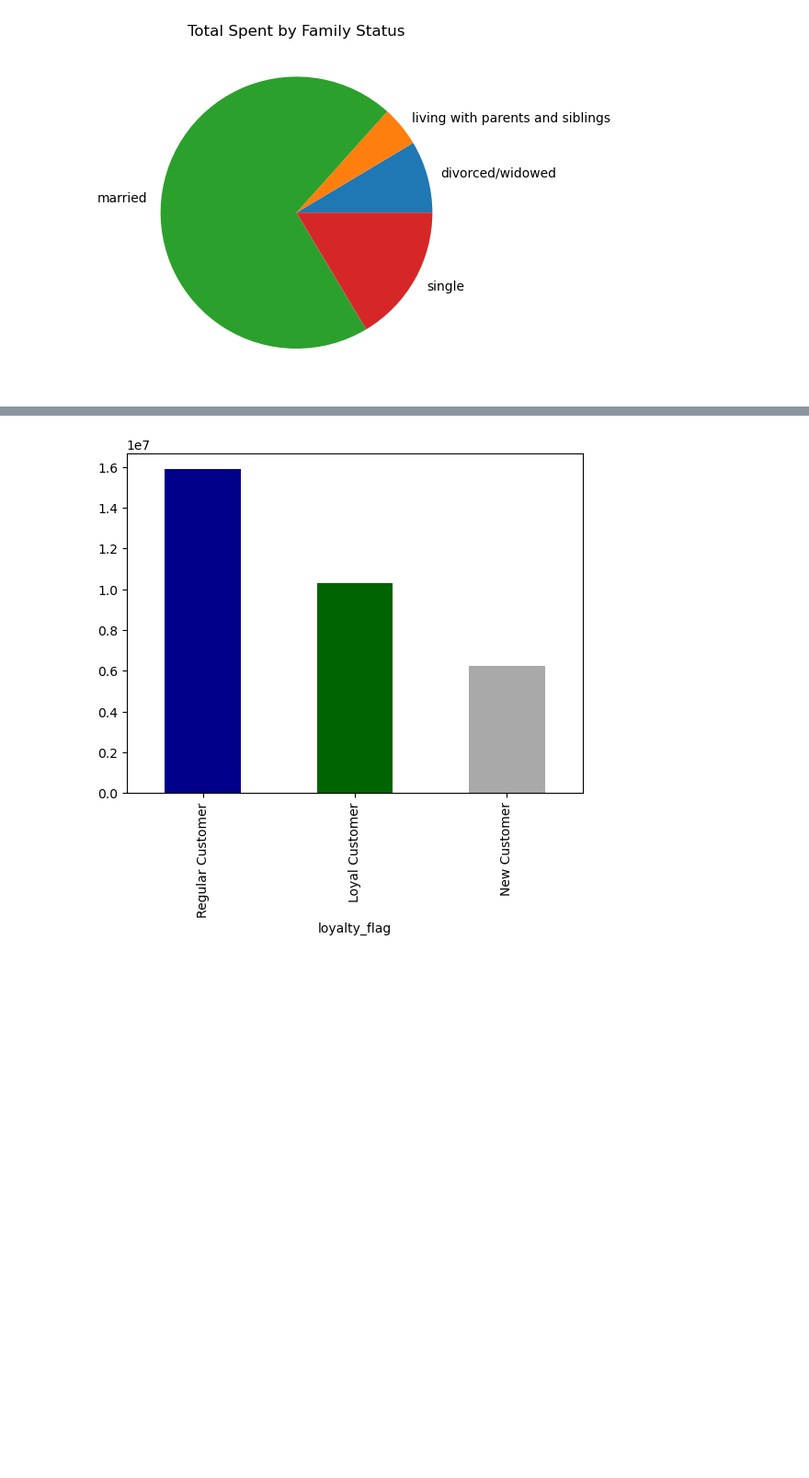
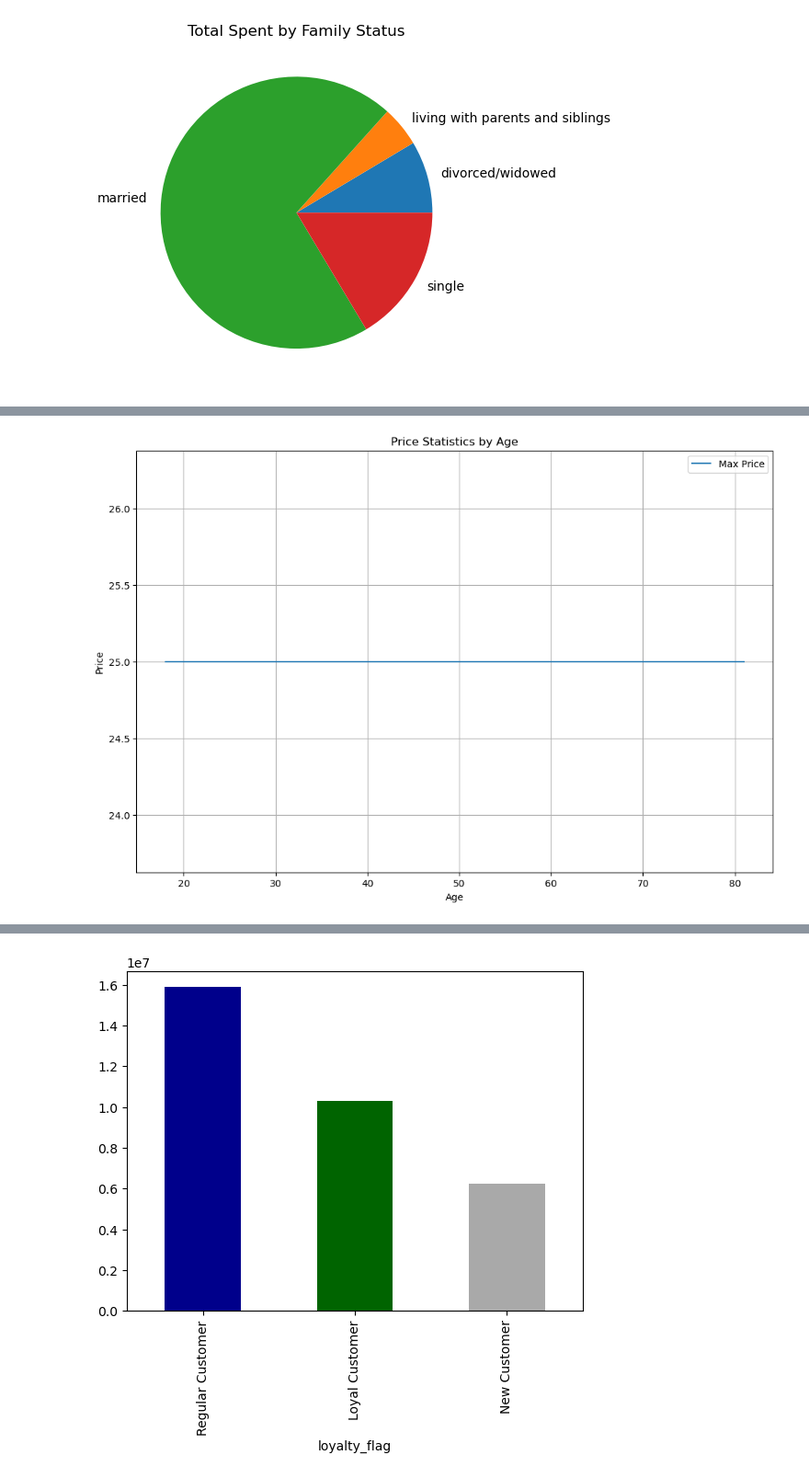
Before and after one commit to robcabr/Instacart_Analysis_Sales, a Jupyter notebook: Scripts/Coding Etiquette/Coding Etiquette.ipynb, the cells around one changed output, grey strips where cells are left out. Shown at 92% size. Saved outputs shown, nothing was run; the diff lists cells and outputs as text; code cells hidden in the pictures; blank space fills up the shorter version.

```diff
--- a/Scripts/Coding Etiquette/Coding Etiquette.ipynb
+++ b/Scripts/Coding Etiquette/Coding Etiquette.ipynb
@@ -589,0 +618,13 @@ df_spent_age.to_clipboard()
+# %%
+plt.figure(figsize=(12, 8))
+
+plt.plot(df_spent_age['age'], df_spent_age['prices_max'], label='Max Price')
+
+plt.xlabel('Age')
+plt.ylabel('Price')
+plt.title('Price Statistics by Age')
+plt.legend()
+plt.grid(True)
+plt.show()
+# %% [output]
+[figure, added]
```
Also changed, not shown: parts of 34 cells of this notebook, 30 other files.
